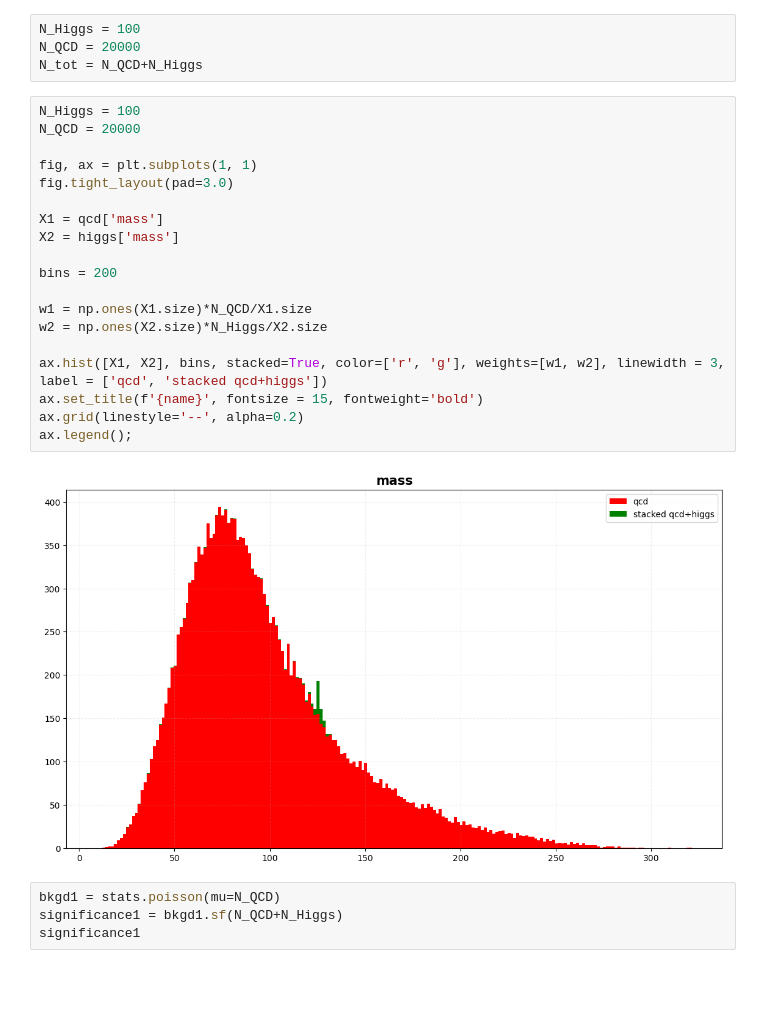
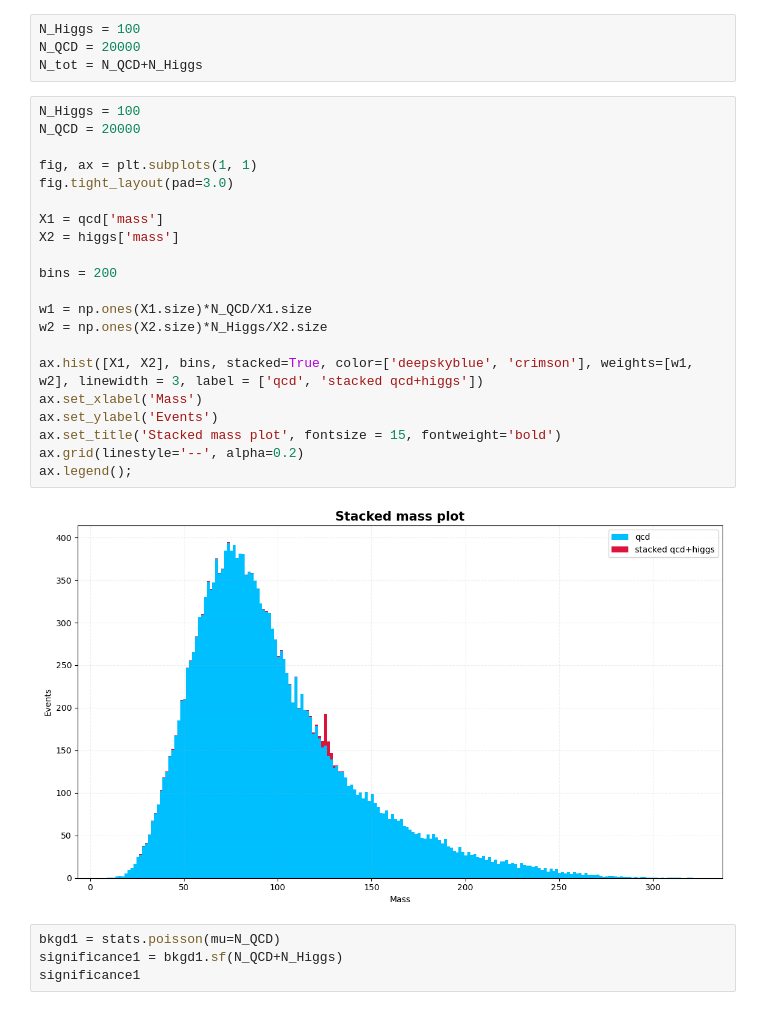
Before and after one commit to SOLHAUG13/Phys434_Autumn2021, a Jupyter notebook: Lab7/Lab7_PHYS434_Solhaug_Erik.ipynb, the cells around one changed output. Saved outputs shown, nothing was run; the diff lists cells and outputs as text; blank space fills up the shorter version.

```diff
--- a/Lab7/Lab7_PHYS434_Solhaug_Erik.ipynb
+++ b/Lab7/Lab7_PHYS434_Solhaug_Erik.ipynb
@@ -125,24 +125,26 @@ N_tot = N_QCD+N_Higgs
 # %%
 N_Higgs = 100
 N_QCD = 20000
 
 fig, ax = plt.subplots(1, 1)
 fig.tight_layout(pad=3.0)
 
 X1 = qcd['mass']
 X2 = higgs['mass']
 
 bins = 200
 
 w1 = np.ones(X1.size)*N_QCD/X1.size
 w2 = np.ones(X2.size)*N_Higgs/X2.size
 
-ax.hist([X1, X2], bins, stacked=True, color=['r', 'g'], weights=[w1, w2], linewidth = 3, label = ['qcd', 'stacked qcd+higgs'])
-ax.set_title(f'{name}', fontsize = 15, fontweight='bold')
+ax.hist([X1, X2], bins, stacked=True, color=['deepskyblue', 'crimson'], weights=[w1, w2], linewidth = 3, label = ['qcd', 'stacked qcd+higgs'])
+ax.set_xlabel('Mass')
+ax.set_ylabel('Events')
+ax.set_title('Stacked mass plot', fontsize = 15, fontweight='bold')
 ax.grid(linestyle='--', alpha=0.2)
 ax.legend();
 # %% [output]
-[figure, old version]
+[figure, new version]
 # %%
 bkgd1 = stats.poisson(mu=N_QCD)
 significance1 = bkgd1.sf(N_QCD+N_Higgs)
```
Also changed, not shown: parts of 50 cells of this notebook, 1 other file.
